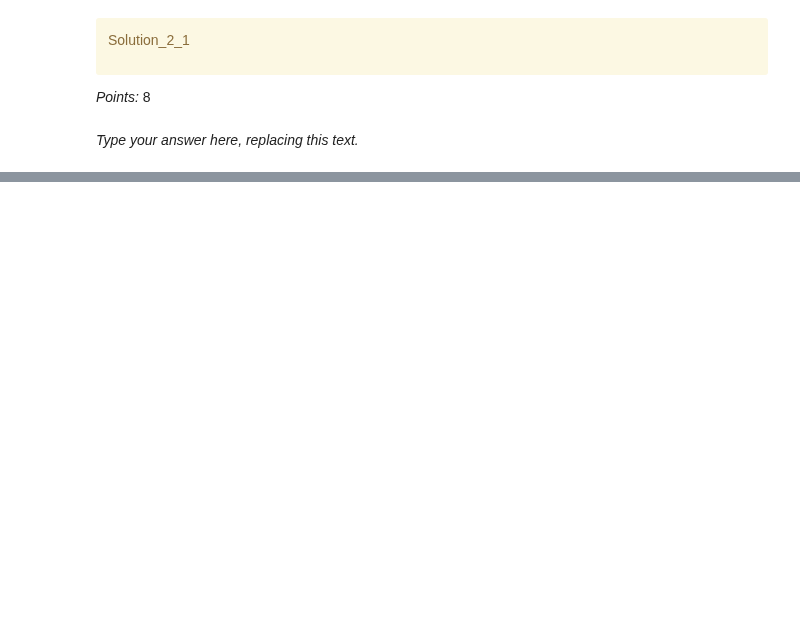
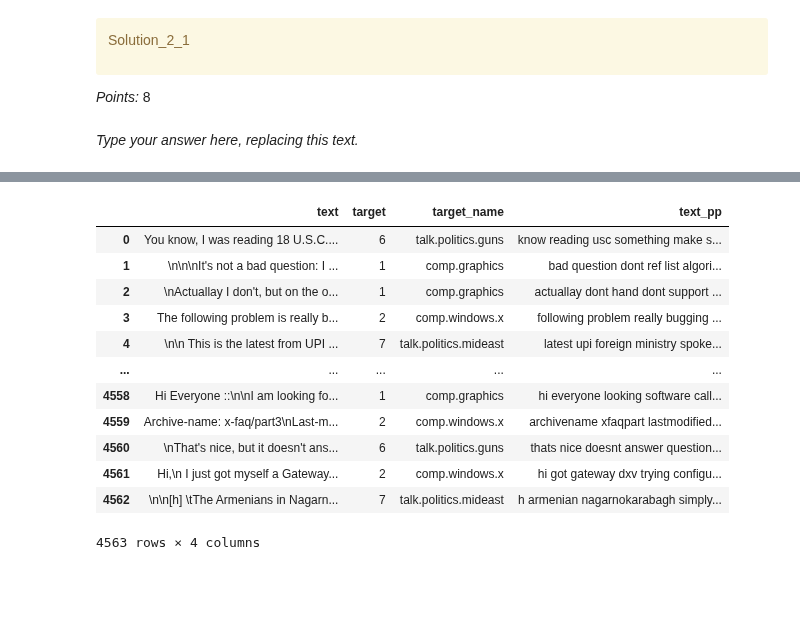
Before and after one commit to BradPeng/cpsc330-2023s, a Jupyter notebook: hw/hw7/hw7.ipynb, the cells around one changed output, grey strips where cells are left out. Drawn from its saved outputs; the diff is of its cells as text; code cells hidden in the pictures; blank space fills up the shorter version.

Commit message:
hw7: Do question 2.1

```diff
--- a/hw/hw7/hw7.ipynb
+++ b/hw/hw7/hw7.ipynb
@@ -543,0 +545,43 @@ NameError: name 'text' is not defined
+# %%
+import re
+import nltk
+from nltk.corpus import stopwords
+from nltk.tokenize import sent_tokenize, word_tokenize
+from nltk.stem import WordNetLemmatizer
+
+# Download necessary resources for tokenization and lemmatization
+nltk.download('punkt')
+nltk.download('stopwords')
+nltk.download('wordnet')
+
+# Define the preprocessing function
+def preprocess_text(text):
+    # Remove slashes or other weird characters
+    text = re.sub(r'[^a-zA-Z\s]', '', text)
+
+    # Sentence segmentation and tokenization
+    sentences = sent_tokenize(text)
+    tokens = [word_tokenize(sentence) for sentence in sentences]
+
+    # Flatten tokens list
+    tokens = [token for sublist in tokens for token in sublist]
+
+    # Remove URLs and email addresses
+    tokens = [token for token in tokens if not re.match(r'^https?:\/\/.*[\r\n]*', token)]
+    tokens = [token for token in tokens if not re.match(r'^\S+@\S+$', token)]
+
+    # Exclude stopwords and punctuation
+    stop_words = set(stopwords.words('english'))
+    tokens = [token for token in tokens if token.lower() not in stop_words and token.isalpha()]
+
+    # Lemmatization
+    lemmatizer = WordNetLemmatizer()
+    tokens = [lemmatizer.lemmatize(token.lower()) for token in tokens]
+
+    # Join the preprocessed tokens back into a string
+    preprocessed_text = ' '.join(tokens)
+
+    return preprocessed_text
+
+# Apply the preprocessing function to all rows in the "text" column and store the result in "text_pp" column
+df['text_pp'] = df['text'].apply(preprocess_text)
@@ -544,3 +598,19 @@ NameError: name 'text' is not defined
+# %%
+df
+# %% [output]
+|  | text | target | target_name | text_pp |
+| 0 | You know, I was reading 18 U.S.C.... | 6 | talk.politics.guns | know reading usc something make s... |
+| 1 | \n\n\nIt's not a bad question: I ... | 1 | comp.graphics | bad question dont ref list algori... |
+| 2 | \nActuallay I don't, but on the o... | 1 | comp.graphics | actuallay dont hand dont support ... |
+| 3 | The following problem is really b... | 2 | comp.windows.x | following problem really bugging ... |
+| 4 | \n\n This is the latest from UPI ... | 7 | talk.politics.mideast | latest upi foreign ministry spoke... |
+| ... | ... | ... | ... | ... |
+| 4558 | Hi Everyone ::\n\nI am looking fo... | 1 | comp.graphics | hi everyone looking software call... |
+| 4559 | Archive-name: x-faq/part3\nLast-m... | 2 | comp.windows.x | archivename xfaqpart lastmodified... |
+| 4560 | \nThat's nice, but it doesn't ans... | 6 | talk.politics.guns | thats nice doesnt answer question... |
+| 4561 | Hi,\n I just got myself a Gateway... | 2 | comp.windows.x | hi got gateway dxv trying configu... |
+| 4562 | \n\n[h] \tThe Armenians in Nagarn... | 7 | talk.politics.mideast | h armenian nagarnokarabagh simply... |
+4563 rows × 4 columns
 # %% [markdown]
 <!-- END QUESTION -->
 
```
Also changed, not shown: parts of 20 cells of this notebook, 1 other file.
